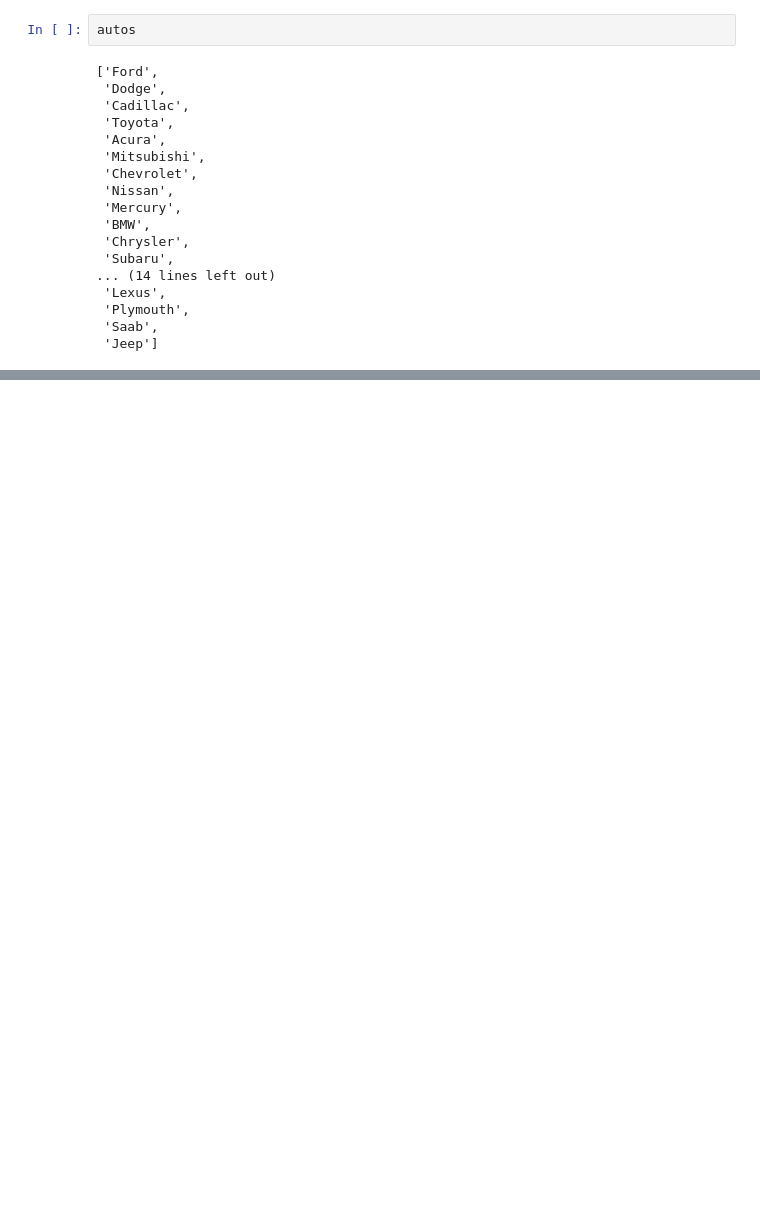
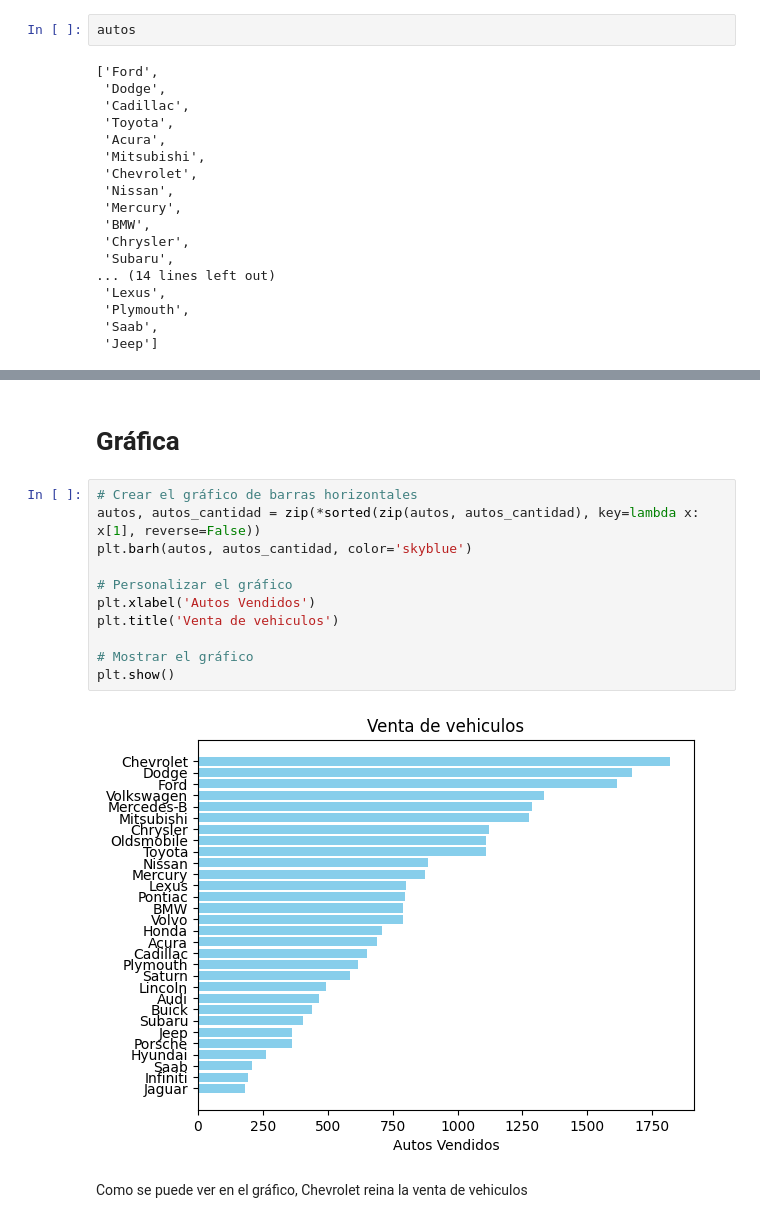
Before and after one commit to Maxii573/Practica, a Jupyter notebook: total_autos.ipynb, the cells around one changed output, grey strips where cells are left out. Drawn from its saved outputs; the diff is of its cells as text; blank space fills up the shorter version.

Commit message:
Creación de la gráfica

```diff
--- a/total_autos.ipynb
+++ b/total_autos.ipynb
@@ -89,0 +105,17 @@ for i in autos:
+# %% [markdown]
+# Gráfica
+# %%
+# Crear el gráfico de barras horizontales
+autos, autos_cantidad = zip(*sorted(zip(autos, autos_cantidad), key=lambda x: x[1], reverse=False))
+plt.barh(autos, autos_cantidad, color='skyblue')
+
+# Personalizar el gráfico
+plt.xlabel('Autos Vendidos')
+plt.title('Venta de vehiculos')
+
+# Mostrar el gráfico
+plt.show()
+# %% [output]
+[figure, added]
+# %% [markdown]
+Como se puede ver en el gráfico, Chevrolet reina la venta de vehiculos
```
Also changed, not shown: parts of 2 cells of this notebook.
